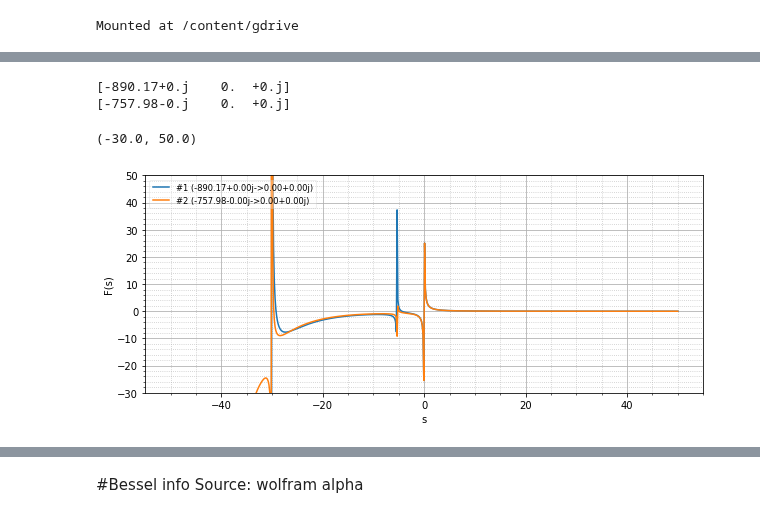
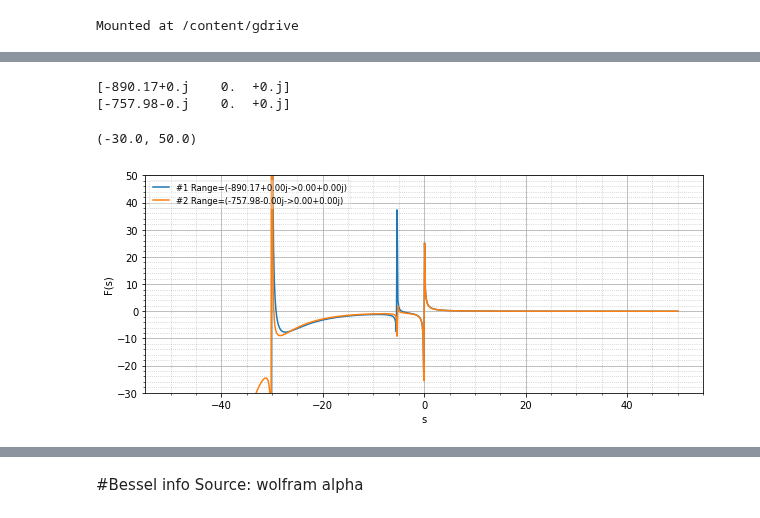
Before and after one commit to ryerrabelli/Yerrabelli-Spector-Poroelastic-Model-Code, a Jupyter notebook: src/TestBessel.ipynb, the cells around one changed output, grey strips where cells are left out. Saved outputs shown, nothing was run; the diff lists cells and outputs as text; code cells hidden in the pictures.

```diff
--- a/src/TestBessel.ipynb
+++ b/src/TestBessel.ipynb
@@ -115,32 +115,32 @@ F_s_recalcs = [
                #*[inverting.forward_laplace_transform(VPEs[ind][0].inverted_value, plot_s, times=np.linspace(0, 100, num=100001, endpoint=True) ) for ind, _ in enumerate(VPEs)],
                #*[laplace_vals_all[ind][0:len(plot_s)] for ind, _ in enumerate(VPEs) ],
                #*[inverting.forward_laplace_transform(inverted_vals_numerical_all[ind], plot_s, times=plot_times ) for ind, _ in enumerate(VPEs) ]
 
  ]
 
 fig = plt.figure()
 fig.set_figwidth(7.5)
 fig.set_figwidth(10)
 for ind, F_s_recalc in enumerate(F_s_recalcs):
     bounds = F_s_recalc[np.array([0,-1])]
-    plt.plot(plot_s, F_s_recalc, label=f"#{ind+1} ({bounds[0]:5.2f}->{bounds[1]:5.2f})")
+    plt.plot(plot_s, F_s_recalc, label=f"#{ind+1} Range=({bounds[0]:5.2f}->{bounds[1]:5.2f})")
     print(bounds.round(2))
 plt.xlabel("s")
 plt.ylabel("F(s)")
 plt.legend(framealpha=0.3, fontsize='small', loc="upper left")
 plt.grid(which="major")  # set major grid lines
 plt.grid(which="minor", alpha=0.75, linestyle=":")  # set minor grid lines, but make them less visible
 plt.axes().xaxis.set_minor_locator(matplotlib.ticker.AutoMinorLocator())
 plt.axes().yaxis.set_minor_locator(matplotlib.ticker.AutoMinorLocator())
 #plt.xlim([-0.5,None])
 plt.ylim([-30, 50])
 
 #F_s_recalcs
 # (10.207851041127167*I0rts - 6.362394053190878*I1rts_s) / (I0rts - 0.2037125075633159*I1rts_s)
 # (10.21*I0rts - 6.36*I1rts_s) / (I0rts - 0.204*I1rts_s)
 # %% [output]
 [interactive output not drawn]
 [-890.17+0.j    0.  +0.j]
 [-757.98-0.j    0.  +0.j]
 (-30.0, 50.0)
-[figure, old version]
+[figure, new version]
```
Also changed, not shown: parts of 5 cells of this notebook, 2 other files.
